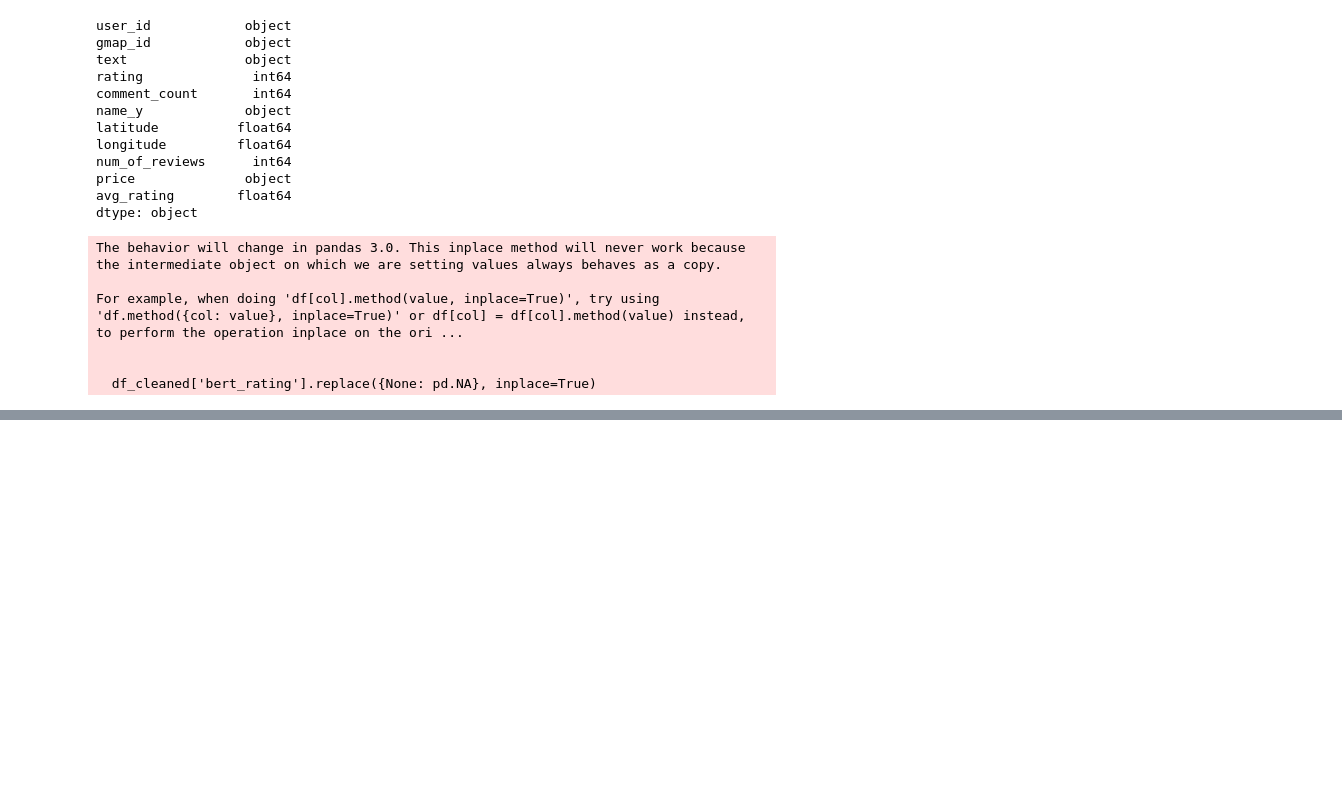
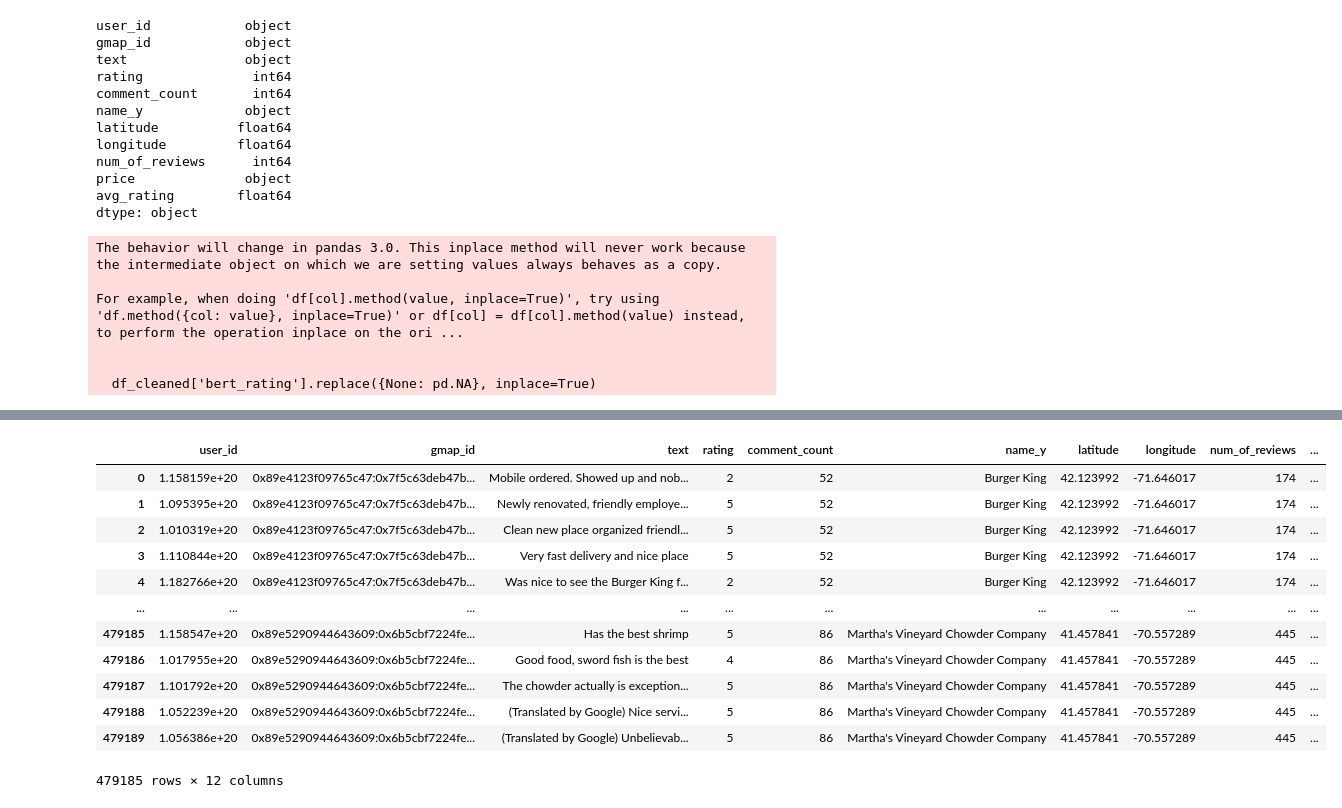
Before and after one commit to yuqinbailey/Restaurant-Rec-Google-Reviews, a Jupyter notebook: 5_1_4_LLMs.ipynb, the cells around one changed output, grey strips where cells are left out. Drawn from its saved outputs; the diff is of its cells as text; code cells hidden in the pictures; blank space fills up the shorter version.

```diff
--- a/5_1_4_LLMs.ipynb
+++ b/5_1_4_LLMs.ipynb
@@ -157,0 +129,18 @@ df_cleaned.to_csv("data/df_cleaned.csv", index=False)
+# %%
+df_cleaned = pd.read_csv("data/df_cleaned.csv")
+
+df_cleaned.drop_duplicates(inplace=False)
+# %% [output]
+|  | user_id | gmap_id | text | rating | comment_count | name_y | latitude | longitude | num_of_reviews | ... |
+| 0 | 1.158159e+20 | 0x89e4123f09765c47:0x7f5c63deb47b... | Mobile ordered. Showed up and nob... | 2 | 52 | Burger King | 42.123992 | -71.646017 | 174 | ... |
+| 1 | 1.095395e+20 | 0x89e4123f09765c47:0x7f5c63deb47b... | Newly renovated, friendly employe... | 5 | 52 | Burger King | 42.123992 | -71.646017 | 174 | ... |
+| 2 | 1.010319e+20 | 0x89e4123f09765c47:0x7f5c63deb47b... | Clean new place organized friendl... | 5 | 52 | Burger King | 42.123992 | -71.646017 | 174 | ... |
+| 3 | 1.110844e+20 | 0x89e4123f09765c47:0x7f5c63deb47b... | Very fast delivery and nice place | 5 | 52 | Burger King | 42.123992 | -71.646017 | 174 | ... |
+| 4 | 1.182766e+20 | 0x89e4123f09765c47:0x7f5c63deb47b... | Was nice to see the Burger King f... | 2 | 52 | Burger King | 42.123992 | -71.646017 | 174 | ... |
+| ... | ... | ... | ... | ... | ... | ... | ... | ... | ... | ... |
+| 479185 | 1.158547e+20 | 0x89e5290944643609:0x6b5cbf7224fe... | Has the best shrimp | 5 | 86 | Martha's Vineyard Chowder Company | 41.457841 | -70.557289 | 445 | ... |
+| 479186 | 1.017955e+20 | 0x89e5290944643609:0x6b5cbf7224fe... | Good food, sword fish is the best | 4 | 86 | Martha's Vineyard Chowder Company | 41.457841 | -70.557289 | 445 | ... |
+| 479187 | 1.101792e+20 | 0x89e5290944643609:0x6b5cbf7224fe... | The chowder actually is exception... | 5 | 86 | Martha's Vineyard Chowder Company | 41.457841 | -70.557289 | 445 | ... |
+| 479188 | 1.052239e+20 | 0x89e5290944643609:0x6b5cbf7224fe... | (Translated by Google) Nice servi... | 5 | 86 | Martha's Vineyard Chowder Company | 41.457841 | -70.557289 | 445 | ... |
+| 479189 | 1.056386e+20 | 0x89e5290944643609:0x6b5cbf7224fe... | (Translated by Google) Unbelievab... | 5 | 86 | Martha's Vineyard Chowder Company | 41.457841 | -70.557289 | 445 | ... |
+479185 rows × 12 columns
```
Also changed, not shown: parts of 9 cells of this notebook, 2 other files.
